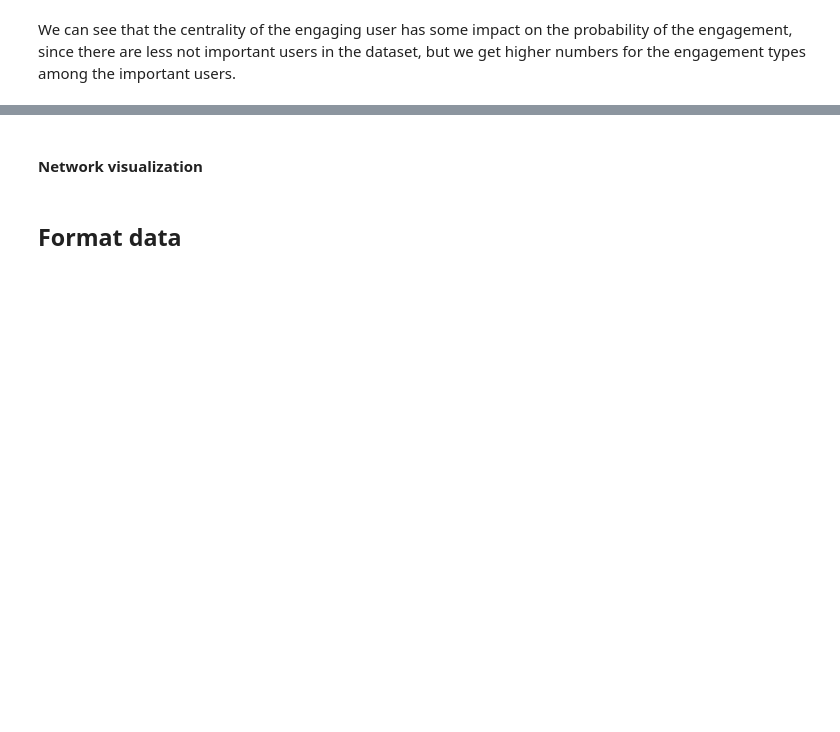
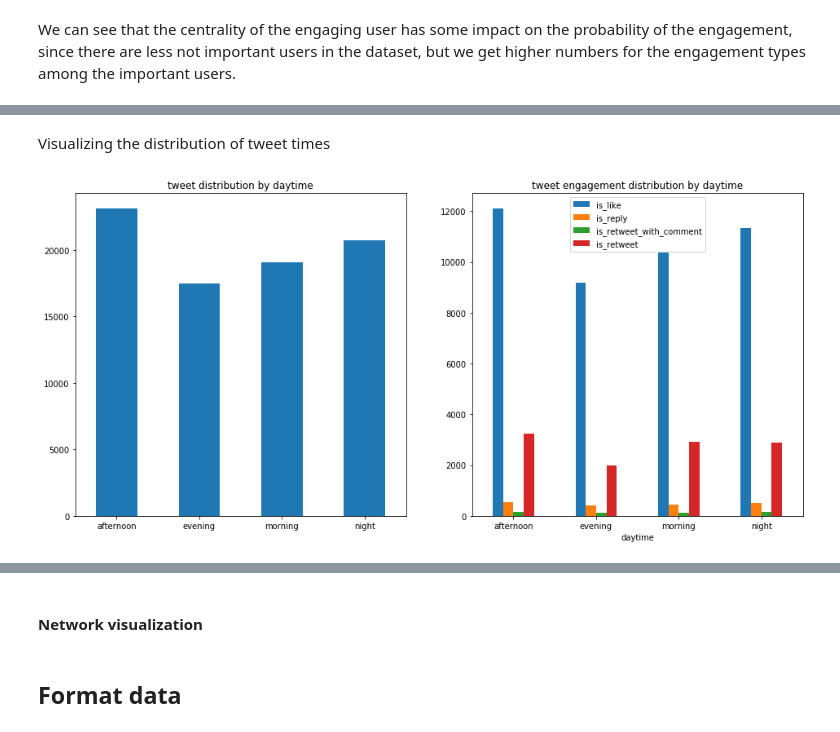
Before and after one commit to omgwenxx/recsys20, a Jupyter notebook: code/process.ipynb, the cells around one changed output, grey strips where cells are left out. Cells and saved outputs as stored; diff of their text form; code cells hidden in the pictures; blank space fills up the shorter version.

```diff
--- a/code/process.ipynb
+++ b/code/process.ipynb
@@ -651 +677,21 @@ We can see that the centrality of the engaging user has some impact on the proba
+# %% [markdown]
+Visualizing the distribution of tweet times
+# %%
+plt.figure(figsize=(16, 16))
+
+ax1 = plt.subplot(221)
+df['daytime'].value_counts().sort_index().plot(kind='bar',
+                                               rot=0,
+                                               ax=ax1,
+                                               title='tweet distribution by daytime')
+ax2 = plt.subplot(222)
+df.groupby('daytime')[['is_like',
+                      'is_reply',
+                      'is_retweet_with_comment',
+                      'is_retweet']].sum().sort_index().plot.bar(rot=0,
+                                                                ax=ax2,
+                                                                title='tweet engagement distribution by daytime')
+plt.show()
+# %% [output]
+[figure, added]
 # %%
```
Also changed, not shown: parts of 76 cells of this notebook, 8 other files.
